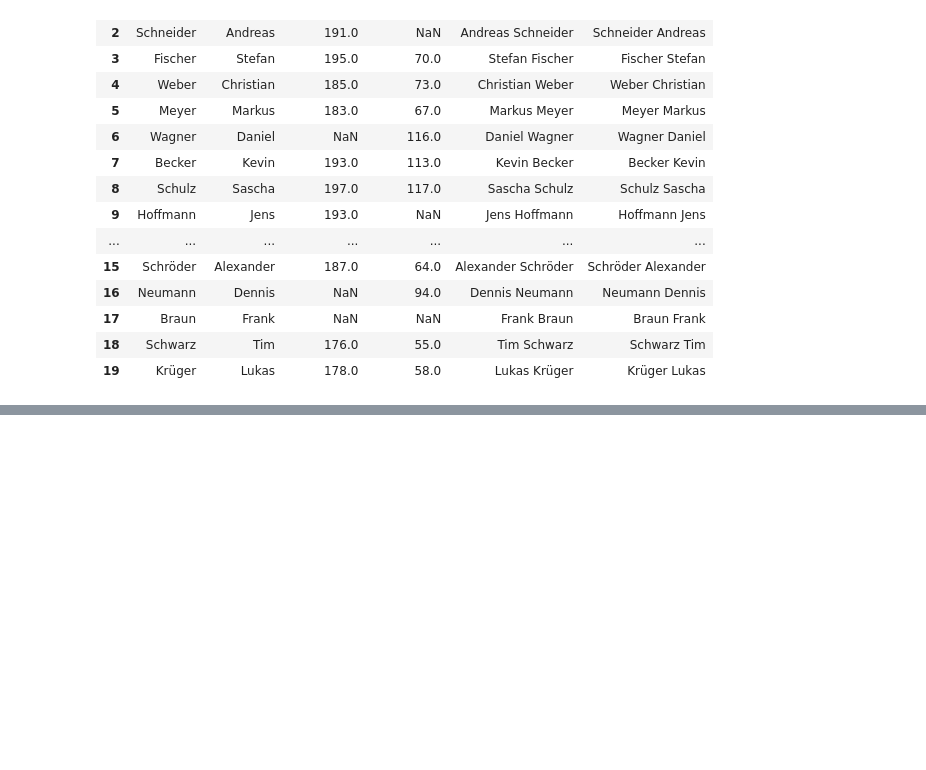
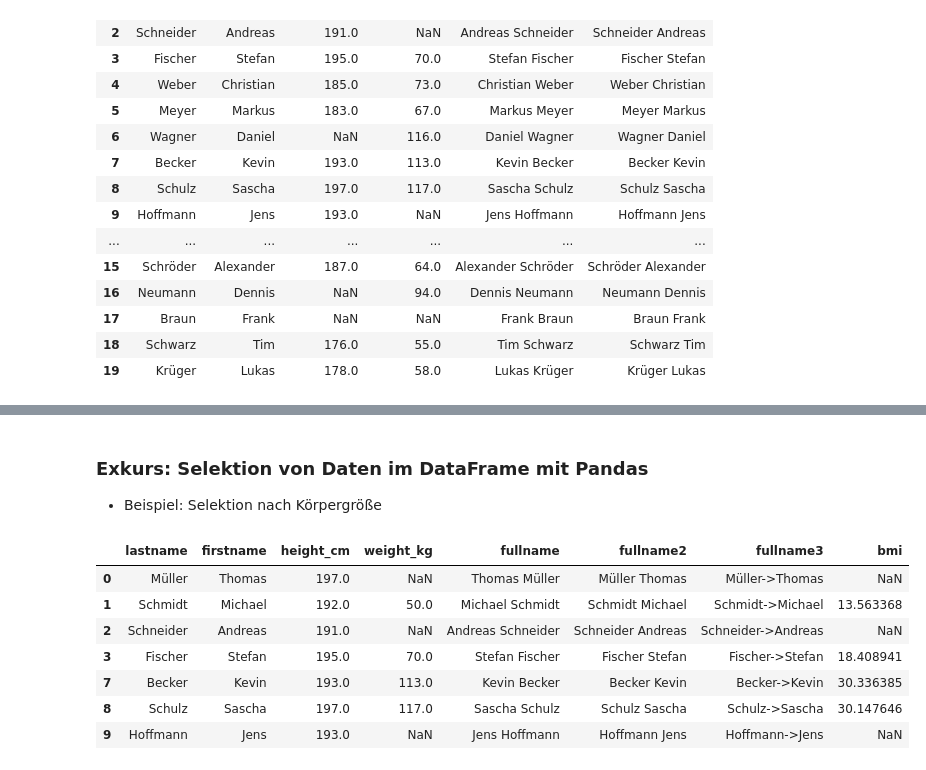
Before and after one commit to Javacream/org.javacream.training.python, a Jupyter notebook: DataAnalysis/pandas_introduction.ipynb, the cells around one changed output, grey strips where cells are left out. Saved outputs shown, nothing was run; the diff lists cells and outputs as text; code cells hidden in the pictures; blank space fills up the shorter version.

Commit message:
Selektionsausdrücke in Pandas

```diff
--- a/DataAnalysis/pandas_introduction.ipynb
+++ b/DataAnalysis/pandas_introduction.ipynb
@@ -195,0 +218,16 @@ df
+# %% [markdown]
+### Exkurs: Selektion von Daten im DataFrame mit Pandas
+
+* Beispiel: Selektion nach Körpergröße
+# %%
+criteria_series = df['height_cm'] > 190
+df[criteria_series]
+# %% [output]
+|  | lastname | firstname | height_cm | weight_kg | fullname | fullname2 | fullname3 | bmi |
+| 0 | Müller | Thomas | 197.0 | NaN | Thomas Müller | Müller Thomas | Müller->Thomas | NaN |
+| 1 | Schmidt | Michael | 192.0 | 50.0 | Michael Schmidt | Schmidt Michael | Schmidt->Michael | 13.563368 |
+| 2 | Schneider | Andreas | 191.0 | NaN | Andreas Schneider | Schneider Andreas | Schneider->Andreas | NaN |
+| 3 | Fischer | Stefan | 195.0 | 70.0 | Stefan Fischer | Fischer Stefan | Fischer->Stefan | 18.408941 |
+| 7 | Becker | Kevin | 193.0 | 113.0 | Kevin Becker | Becker Kevin | Becker->Kevin | 30.336385 |
+| 8 | Schulz | Sascha | 197.0 | 117.0 | Sascha Schulz | Schulz Sascha | Schulz->Sascha | 30.147646 |
+| 9 | Hoffmann | Jens | 193.0 | NaN | Jens Hoffmann | Hoffmann Jens | Hoffmann->Jens | NaN |
```
Also changed, not shown: parts of 3 cells of this notebook.
